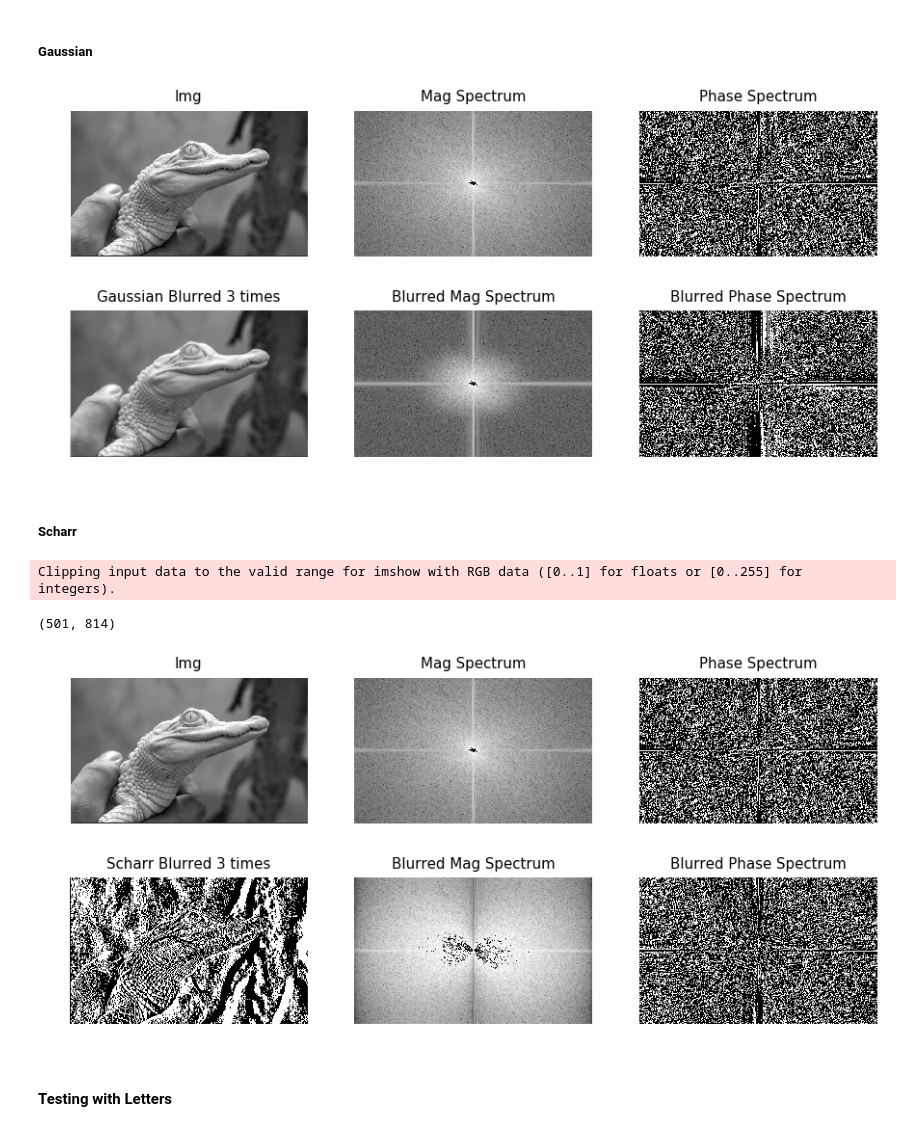
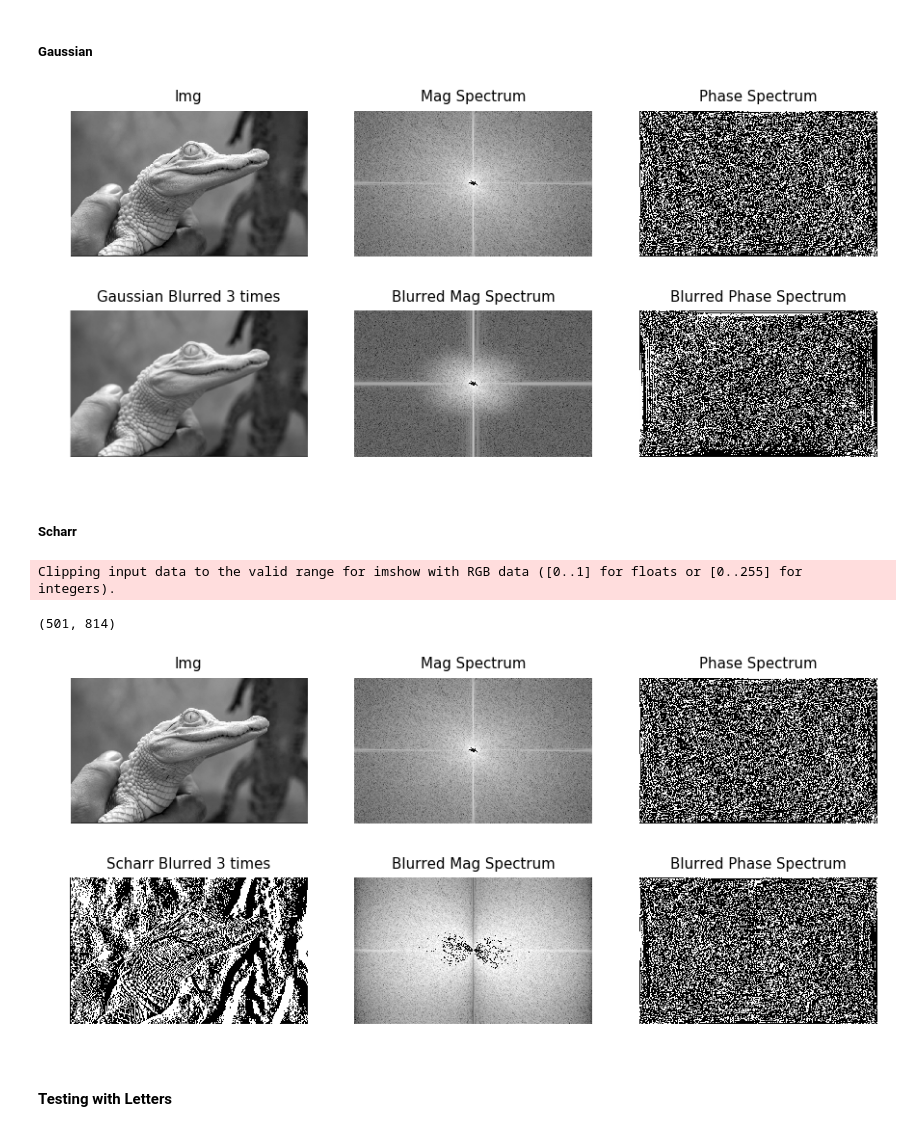
Before and after one commit to Mafeuz/OpenCV, a Jupyter notebook: Concepts/Fourrier Transform/Img Fourrier Transform.ipynb, the cells around one changed output. Saved outputs shown, nothing was run; the diff lists cells and outputs as text; code cells hidden in the pictures.

Commit message:
fix get fourrier phase spectrum

```diff
--- a/Concepts/Fourrier Transform/Img Fourrier Transform.ipynb
+++ b/Concepts/Fourrier Transform/Img Fourrier Transform.ipynb
@@ -41,11 +41,15 @@ def imgFourrierTransform(img):
     # Convert img to gray:
     img_gray = cv2.cvtColor(img, cv2.COLOR_BGR2GRAY)
 
-    # Compute the FFT and adjust low frequencies to the middle:
-    f = np.fft.fft2(img_gray)
-    f = np.fft.fftshift(f)
-    magnitude_spectrum = 20*np.log(np.abs(f))
-    phase_spectrum = np.angle(f)
+    # Compute the 2D-FFT:
+    fft = np.fft.fft2(img_gray)
+
+    # Get the phase spectrum:
+    phase_spectrum = np.angle(fft)
+
+    # Shift adjust low frequencies to the center (phase info is lost) and get magnitude:
+    fft_shifted = np.fft.fftshift(fft)
+    magnitude_spectrum = 20*np.log(np.abs(fft_shifted))
 
     # Adjust imgs to output:
     magnitude_spectrum = magnitude_spectrum.astype('uint8')
@@ -54,7 +58,7 @@ def imgFourrierTransform(img):
     phase_spectrum = phase_spectrum.astype('uint8')
     phase_spectrum = cv2.cvtColor(phase_spectrum, cv2.COLOR_GRAY2RGB)
 
-    return magnitude_spectrum, phase_spectrum
+    return fft, magnitude_spectrum, phase_spectrum
 # %%
 img = cv2.imread('baby_gator.png')
 
@@ -103,42 +129,43 @@ OpCV_Utils.show_multiple_imgs_plt(imgs, titles, fig_size=(15,10))
 ##### Gaussian
 # %%
 img = cv2.imread('baby_gator.png')
-magnitude_spectrum1, phase_spectrum1 = imgFourrierTransform(img)
+fft, magnitude_spectrum1, phase_spectrum1 = imgFourrierTransform(img)
 
 img_gray = cv2.cvtColor(img[:,:,1], cv2.COLOR_GRAY2RGB)
 gray_img = cv2.cvtColor(img, cv2.COLOR_BGR2GRAY)
 blurred = cv2.GaussianBlur(gray_img, (3, 3), 1)
 
 for i in range(3):
     blurred = cv2.GaussianBlur(blurred, (3,3), 1)
 
 # Compute the FFT and adjust low frequencies to the middle:
 f = np.fft.fft2(blurred)
+phase_spectrum2 = np.angle(f)
+
 f = np.fft.fftshift(f)
 magnitude_spectrum2 = 20*np.log(np.abs(f))
-phase_spectrum2 = np.angle(f)
 
 blurred = cv2.cvtColor(blurred, cv2.COLOR_GRAY2RGB)
 
 # Adjust imgs to output:
 magnitude_spectrum2 = magnitude_spectrum2.astype('uint8')
 magnitude_spectrum2 = cv2.cvtColor(magnitude_spectrum2, cv2.COLOR_GRAY2RGB)
 
 phase_spectrum2 = phase_spectrum2.astype('uint8')
 phase_spectrum2 = cv2.cvtColor(phase_spectrum2, cv2.COLOR_GRAY2RGB)
 
 OpCV_Utils.show_multiple_imgs_plt([[img_gray, magnitude_spectrum1, phase_spectrum1],
                                    [blurred, magnitude_spectrum2, phase_spectrum2]],
                                   [['Img', 'Mag Spectrum', 'Phase Spectrum'],
                                    ['Gaussian Blurred {} times'.format(i+1), 'Blurred Mag Spectrum', 'Blurred Phase Spectrum']],
                                    fig_size=(15,7))
 # %% [output]
-[figure, old version]
+[figure, new version]
 # %% [markdown]
 ##### Scharr
 # %%
 img = cv2.imread('baby_gator.png')
-magnitude_spectrum1, phase_spectrum1 = imgFourrierTransform(img)
+fft, magnitude_spectrum1, phase_spectrum1 = imgFourrierTransform(img)
 
 img_gray = cv2.cvtColor(img[:,:,1], cv2.COLOR_GRAY2RGB)
 gray_img = cv2.cvtColor(img, cv2.COLOR_BGR2GRAY)
@@ -149,9 +176,10 @@ for i in range(0):
 
 # Compute the FFT and adjust low frequencies to the middle:
 f = np.fft.fft2(scharr_blurred)
+phase_spectrum2 = np.angle(f)
+
 f = np.fft.fftshift(f)
 magnitude_spectrum2 = 20*np.log(np.abs(f))
-phase_spectrum2 = np.angle(f)
 
 print(scharr_blurred.shape)
 
@@ -172,7 +200,7 @@ OpCV_Utils.show_multiple_imgs_plt([[img_gray, magnitude_spectrum1, phase_spectru
 # %% [output]
 Clipping input data to the valid range for imshow with RGB data ([0..1] for floats or [0..255] for integers).
 (501, 814)
-[figure, old version]
+[figure, new version]
 # %% [markdown]
 #### Testing with Letters #####
 # %%
```
Also changed, not shown: parts of 4 cells of this notebook, 1 other file.
